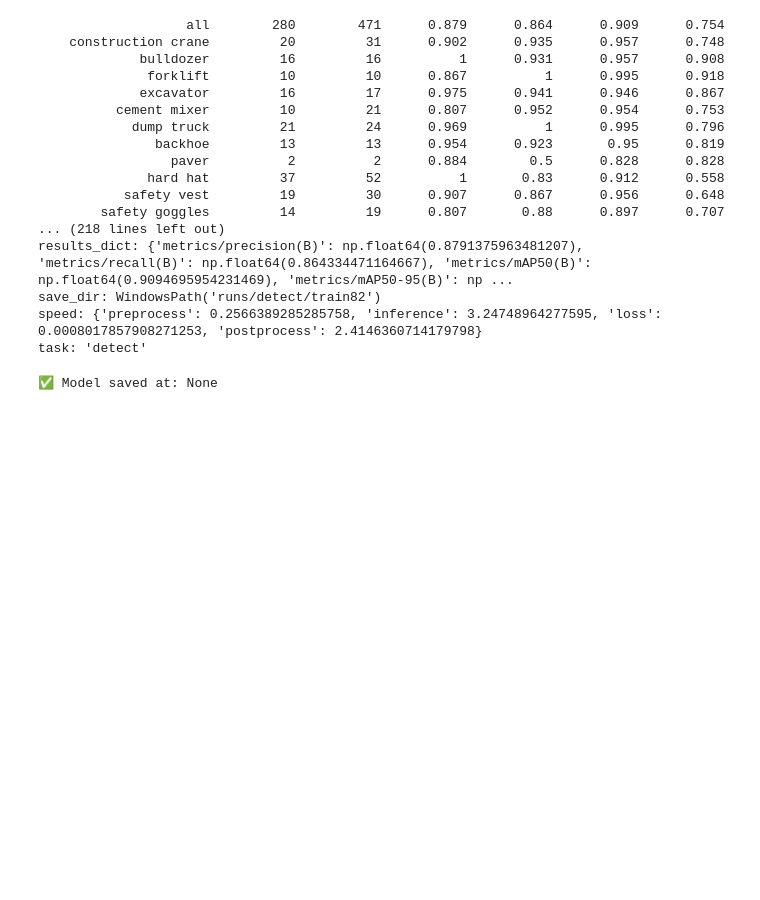
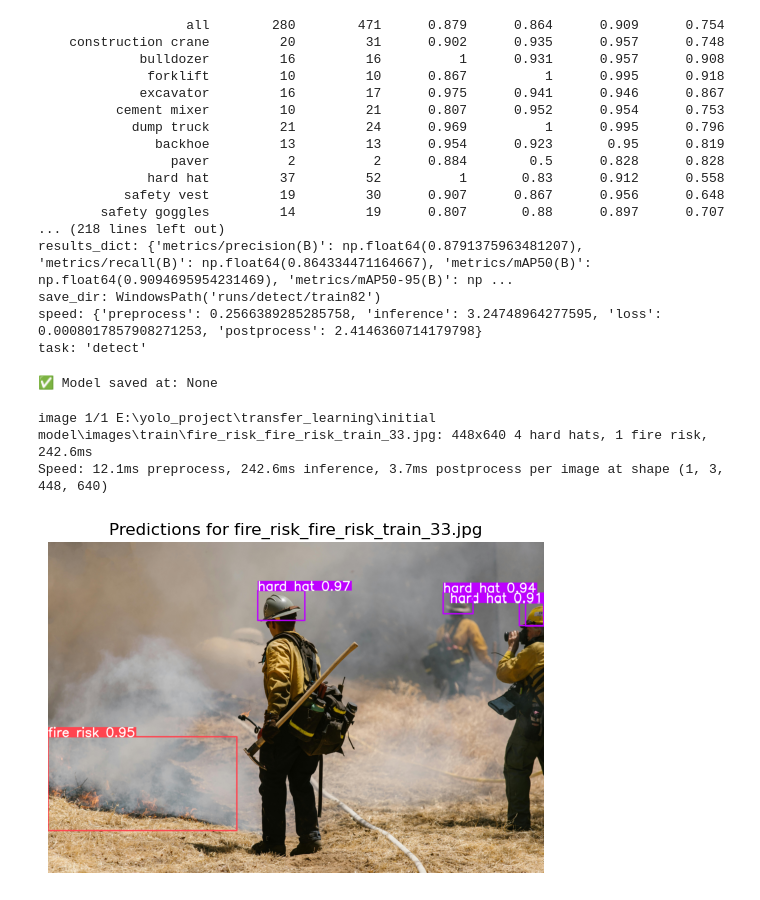
Before and after one commit to achyuthparth/learnStats, a Jupyter notebook: statProjects/YOLO/annotator.ipynb, the cells around one changed output. Cells and saved outputs as stored; diff of their text form; code cells hidden in the pictures; blank space fills up the shorter version.

```diff
--- a/statProjects/YOLO/annotator.ipynb
+++ b/statProjects/YOLO/annotator.ipynb
@@ -112,3 +112,34 @@ model_path = model.save("C:/yolo_project/transfer_learning/yolo11n_finetuned_1.p
 print(f"✅ Model saved at: {model_path}")
 # %% [output]
 ✅ Model saved at: None
+# %%
+import os
+import random
+import cv2
+import matplotlib.pyplot as plt
+from ultralytics import YOLO
+
+# Load your custom fine-tuned YOLO model
+model_path = r"E:\yolo_project\transfer_learning\yolo11n_finetuned_1.pt"
+model = YOLO(model_path)
+
+# Pick a random image from your dataset
+image_dir = r"E:\yolo_project\transfer_learning\initial model\images\train"
+img_files = [os.path.join(image_dir, f) for f in os.listdir(image_dir) if f.lower().endswith(('.jpg', '.png'))]
+img_path = random.choice(img_files)
+
+# Run inference
+results = model(img_path, conf=0.3)
+
+# Plot and display predictions
+img = results[0].plot()  # This gives a NumPy array with boxes drawn
+img_rgb = cv2.cvtColor(img, cv2.COLOR_BGR2RGB)
+
+plt.imshow(img_rgb)
+plt.axis("off")
+plt.title(f"Predictions for {os.path.basename(img_path)}")
+plt.show()
+# %% [output]
+image 1/1 E:\yolo_project\transfer_learning\initial model\images\train\fire_risk_fire_risk_train_33.jpg: 448x640 4 hard hats, 1 fire risk, 242.6ms
+Speed: 12.1ms preprocess, 242.6ms inference, 3.7ms postprocess per image at shape (1, 3, 448, 640)
+[figure, added]
```
Also changed, not shown: 2 other files.
